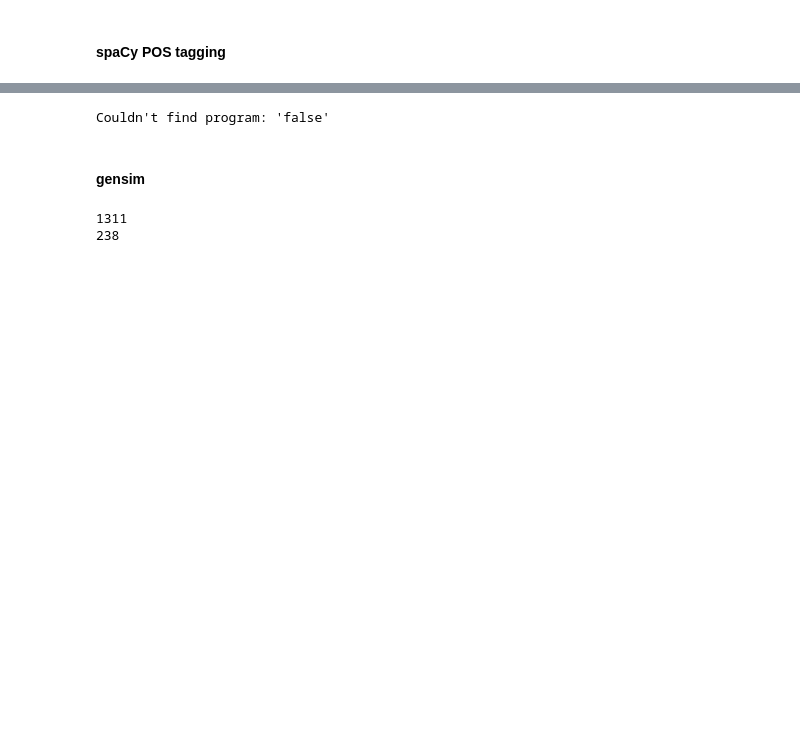
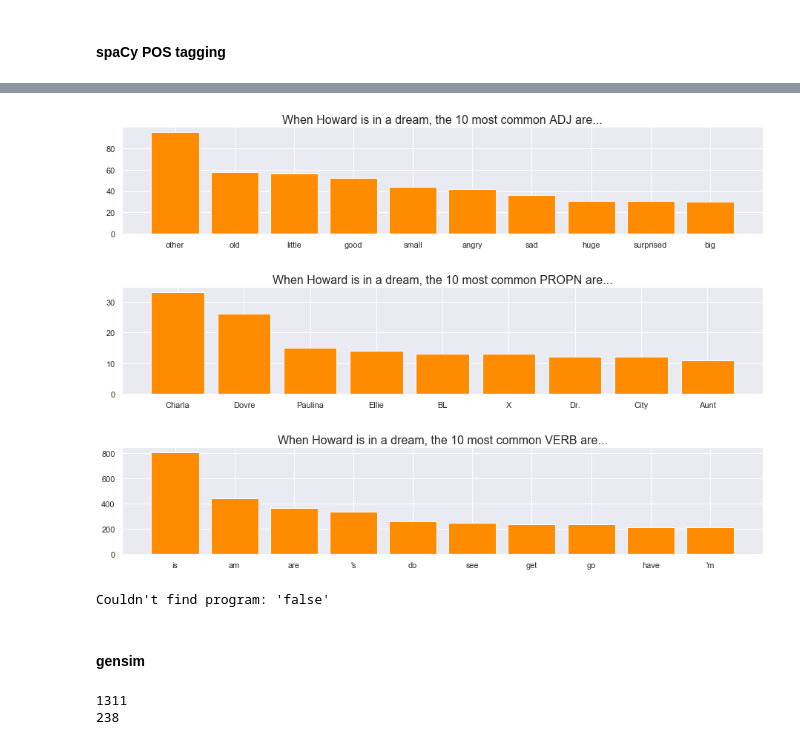
Before and after one commit to MigBap/dreambank, a Jupyter notebook: dreamresearch.net_data.ipynb, the cells around one changed output, grey strips where cells are left out. Cells and saved outputs as stored; diff of their text form; code cells hidden in the pictures; blank space fills up the shorter version.

```diff
--- a/dreamresearch.net_data.ipynb
+++ b/dreamresearch.net_data.ipynb
@@ -1241,3 +1304,50 @@ plt.show()
+# %%
+# Plot several things
+
+person_x = 'Howard'
+common_whats = ['ADJ', 'PROPN', 'VERB']
+n = 10
+
+for nr, what in enumerate(common_whats):
+    # when
+    #print("""When {} is in a dream, the {} most common {} are...""".format(person_x, n, what))
+
+    # create list of lists with the common what
+    counter_what = []
+    for i in tokens_pos:
+        dream_ex = i
+        if person_x in [tuple_word[0] for tuple_word in dream_ex]:
+            counter_what.append([tuple_word[0] for tuple_word in dream_ex if tuple_word[1] == what])
+
+    # just a list with the counter_whats
+    counter_whats = []
+    for i in counter_what:
+        for adj_dream in i:
+            counter_whats.append(adj_dream)
+
+    # Counter
+    counter = Counter(counter_whats)
+
+    # n most common words
+    if what == 'PROPN':
+        most_common = counter.most_common(n)[1:]  # tira-se a própria person_x
+    else:
+        most_common = counter.most_common(n)
+    #print(most_common)
+
+    # plot
+    plt.subplot(len(common_whats), 1, nr+1)
+    # Adicionar o número de vezes que o 'what' aparece nos sonhos em geral (isto é, sem a 'person_x estar necessariam/')
+    #[plt.bar(i, Counter(dict_POS[what])[i], color='green') for (i, j) in most_common]
+    # Número de vezes que o 'what' aparece quando a 'person_x' está no sonho
+    [plt.bar(i, j, color='darkorange') for (i, j) in most_common]
+    #plt.legend(['When {} is in the dream'.format(person_x), 'Compared to all dreams of {}'.format(dreamer)])
+    plt.title("""When {} is in a dream, the {} most common {} are...""".format(person_x, n, what), fontsize=16)
+
+plt.subplots_adjust(left=0, bottom=-1, right=2, top=1, wspace=0, hspace=0.5)
+plt.show()
+# %% [output]
+[figure, added]
 # %%
 %%script false
 # Import the English language class and create the nlp object
```
Also changed, not shown: parts of 17 cells of this notebook.
